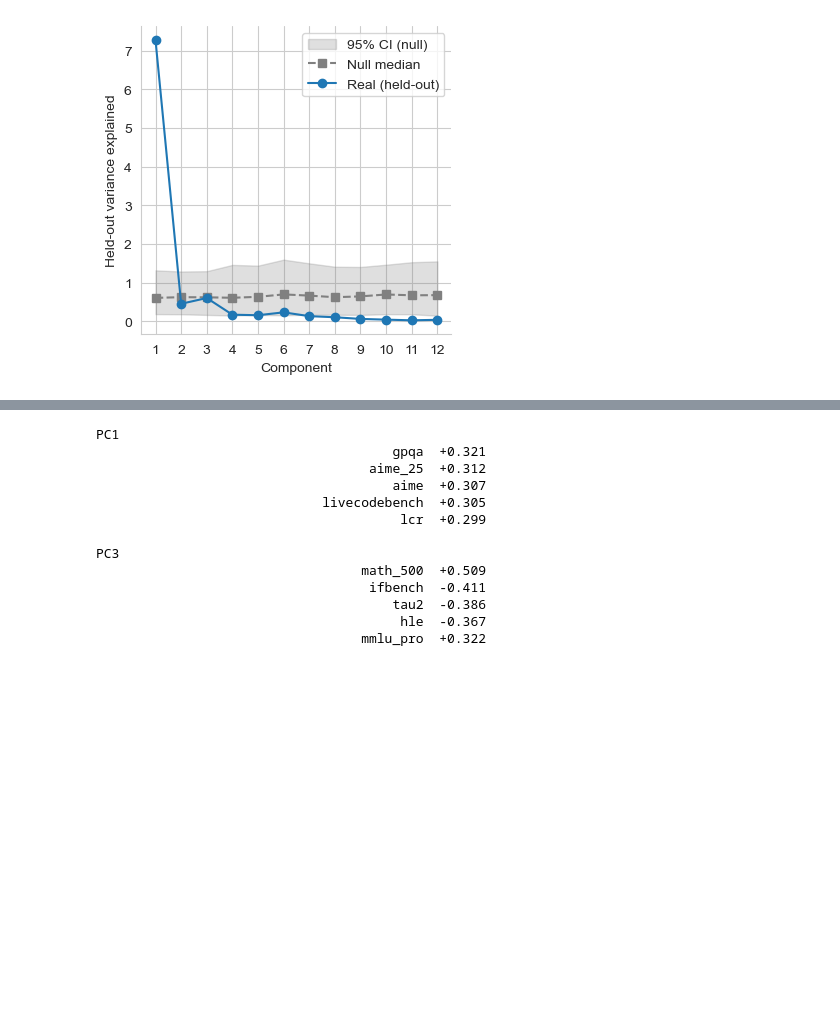
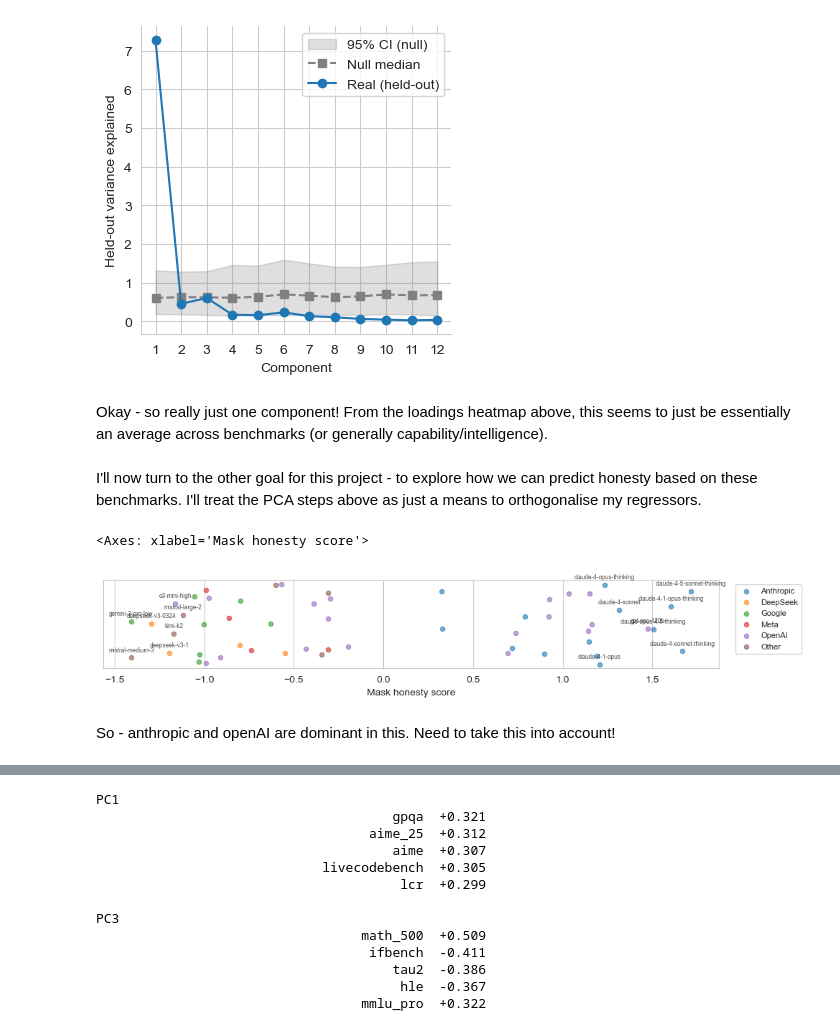
Before and after one commit to moriohamada/capability_structure, a Jupyter notebook: analysis_notebook.ipynb, the cells around one changed output, grey strips where cells are left out. Cells and saved outputs as stored; diff of their text form; code cells hidden in the pictures; blank space fills up the shorter version.

```diff
--- a/analysis_notebook.ipynb
+++ b/analysis_notebook.ipynb
@@ -145,6 +157,12 @@ plot_cv_parallel(real_var, null_per_split, ci_size=95)
 Components above 95% CI: 1
 <Axes: xlabel='Component', ylabel='Held-out variance explained'>
 [figure]
+# %% [markdown]
+Okay - so really just one component! From the loadings heatmap above, this seems to just be essentially an average
+across benchmarks (or generally capability/intelligence).
+# %% [markdown]
+I'll now turn to the other goal for this project - to explore how we can predict honesty based on these benchmarks.
+I'll treat the PCA steps above as just a means to orthogonalise my regressors.
 # %%
 has_honesty = df_honesty['honesty_score'].notna()
 y = df_honesty.loc[has_honesty, 'honesty_score'].values
@@ -178,3 +170,11 @@ def plot_scores_1d(values, df_info, has_mask, xlabel='Score', n_label=15):
+# %%
+plot_component_1d(y, 0, df_info[has_honesty],
+                  comp_name="Mask honesty score", n_label=15)
+# %% [output]
+<Axes: xlabel='Mask honesty score'>
+[figure, added]
+# %% [markdown]
+So - anthropic and openAI are dominant in this. Need to take this into account!
 # %%
 X_base_empty = np.ones((has_honesty.sum(), 1))  # intercept only
 X_base_pc1 = scores[has_honesty, :1]
```
Also changed, not shown: parts of 27 cells of this notebook.
